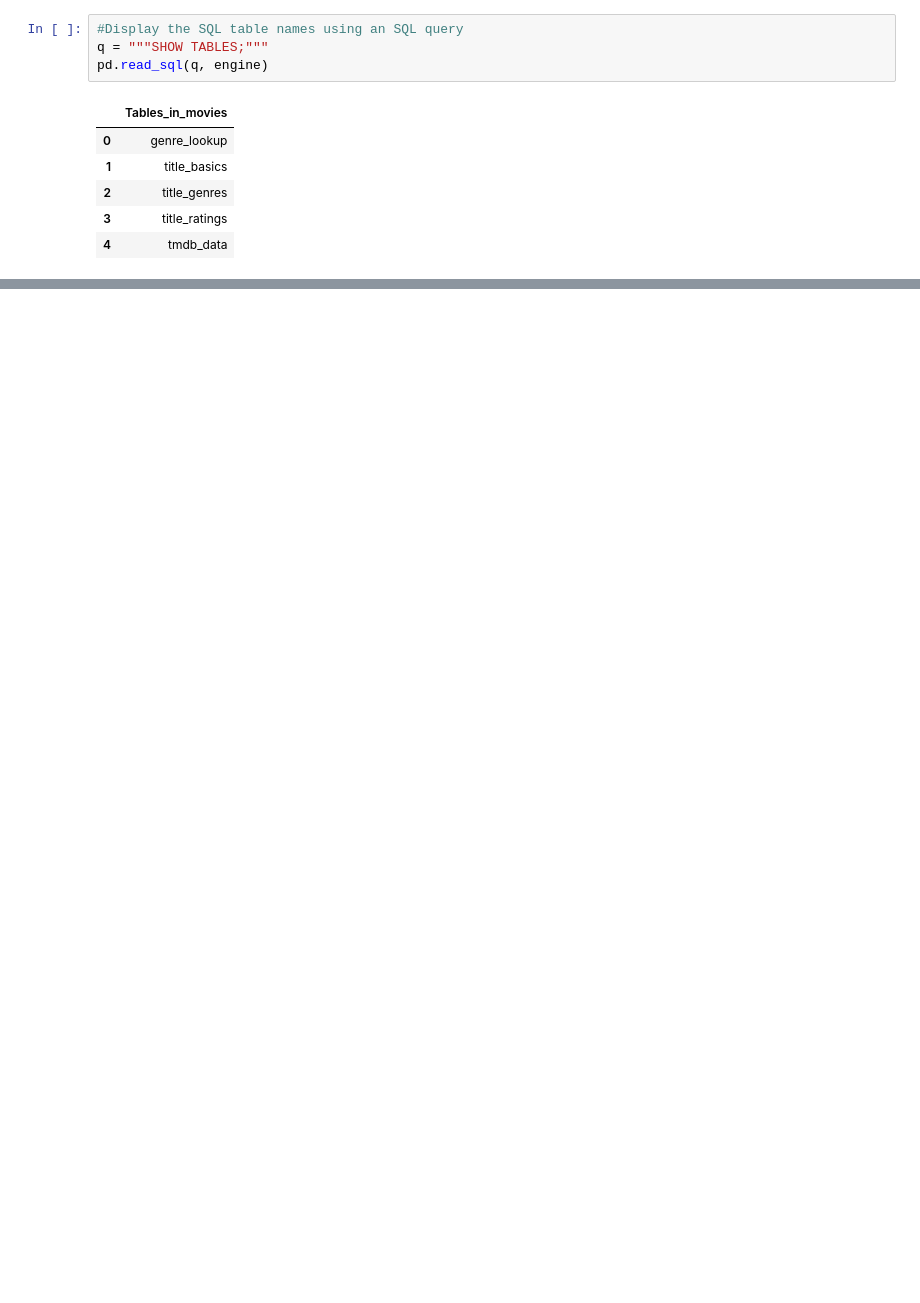
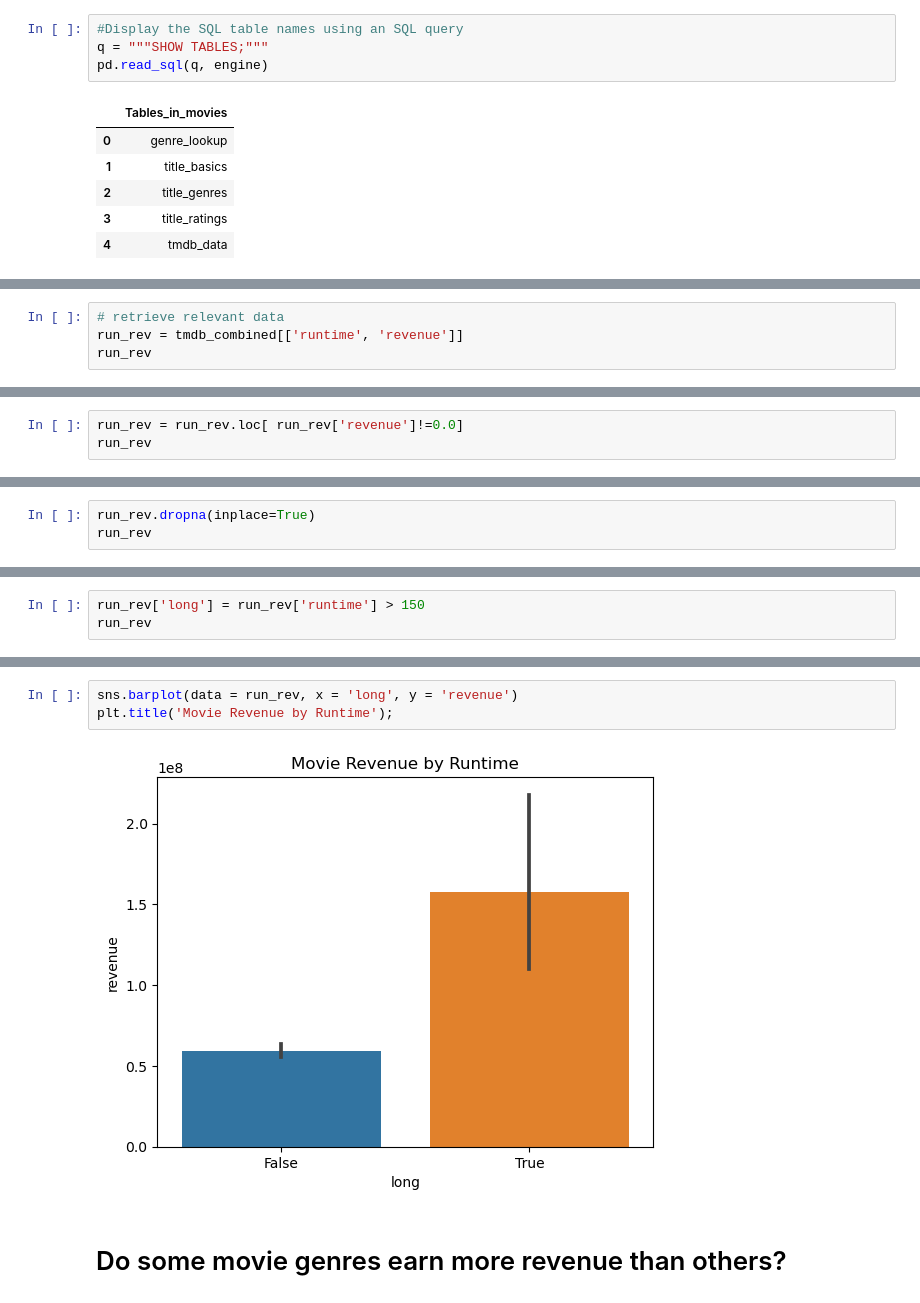
Before and after one commit to jakew4/Movie-Database-Project, a Jupyter notebook: Part 4 - Hypothesis Testing.ipynb, the cells around one changed output, grey strips where cells are left out. Drawn from its saved outputs; the diff is of its cells as text; blank space fills up the shorter version.

```diff
--- a/Part 4 - Hypothesis Testing.ipynb
+++ b/Part 4 - Hypothesis Testing.ipynb
@@ -333,0 +526,4 @@ State the Null & Alternative Hypothese:
+# %%
+# retrieve relevant data
+run_rev = tmdb_combined[['runtime', 'revenue']]
+run_rev
@@ -333,0 +544,3 @@ State the Null & Alternative Hypothese:
+# %%
+run_rev = run_rev.loc[ run_rev['revenue']!=0.0]
+run_rev
@@ -333,0 +561,3 @@ State the Null & Alternative Hypothese:
+# %%
+run_rev.dropna(inplace=True)
+run_rev
@@ -333,0 +676,3 @@ State the Null & Alternative Hypothese:
+# %%
+run_rev['long'] = run_rev['runtime'] > 150
+run_rev
@@ -333,0 +693,7 @@ State the Null & Alternative Hypothese:
+# %%
+sns.barplot(data = run_rev, x = 'long', y = 'revenue')
+plt.title('Movie Revenue by Runtime');
+# %% [output]
+[figure, added]
+# %% [markdown]
+# Do some movie genres earn more revenue than others?
```
Also changed, not shown: parts of 85 cells of this notebook, 1 other file.
